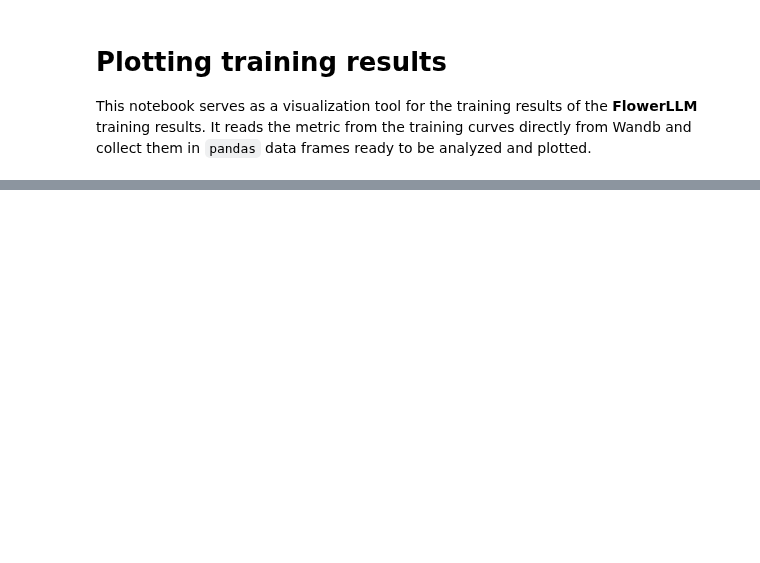
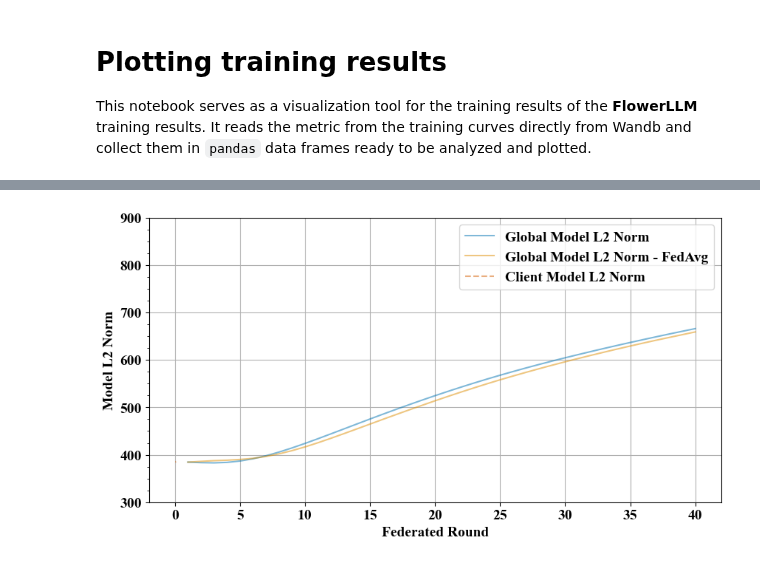
Before and after one commit to relogu/private-flower-llm, a Jupyter notebook: notebooks/arxiv_plots.ipynb, the cells around one changed output, grey strips where cells are left out. Drawn from its saved outputs; the diff is of its cells as text; code cells hidden in the pictures; blank space fills up the shorter version.

```diff
--- a/notebooks/arxiv_plots.ipynb
+++ b/notebooks/arxiv_plots.ipynb
@@ -989,0 +590,10 @@ findfont: Generic family 'serif' not found because none of the following familie
+# %%
+plot_single_federated_run_l2_model(
+    server_data_frame,
+    clients_data_frame,
+    file_name=f"l2_{file_name}",
+    x_lim=x_lim,
+    y_lim=norm_y_lim,
+)
+# %% [output]
+[figure, added]
```
Also changed, not shown: parts of 37 cells of this notebook.
